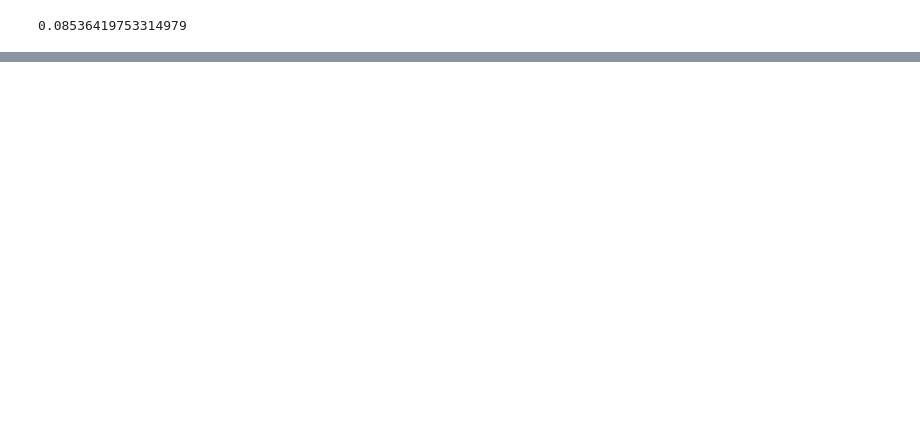
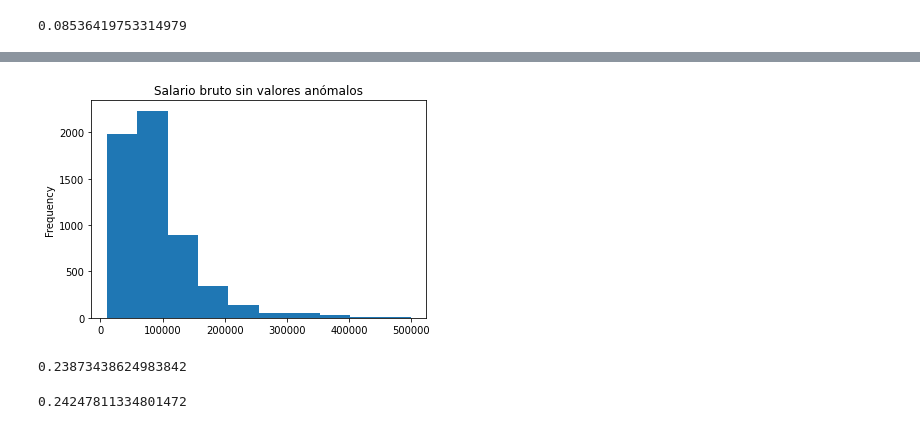
Before and after one commit to seppo0010/sysarmy-sueldos-2020.1, a Jupyter notebook: notebook/Predicción de sueldo.ipynb, the cells around one changed output, grey strips where cells are left out. Saved outputs shown, nothing was run; the diff lists cells and outputs as text; code cells hidden in the pictures; blank space fills up the shorter version.

```diff
--- a/notebook/Predicción de sueldo.ipynb
+++ b/notebook/Predicción de sueldo.ipynb
@@ -1215,0 +1281,4 @@ Yak.
+# %%
+df[(df['Salario mensual BRUTO (en tu moneda local)'] >= 10000) & (df['Salario mensual BRUTO (en tu moneda local)'] <= 500000)]['Salario mensual BRUTO (en tu moneda local)'].plot.hist(title='Salario bruto sin valores anómalos');
+# %% [output]
+[figure, added]
@@ -1215,0 +1287,35 @@ Yak.
+# %%
+class LinearModel:
+    def _get_df(self, X):
+        df = pd.DataFrame()
+        df['gender'] = X['Me identifico'].apply(lambda x: self.gender_map_.get(gender_map[x], self.mean_))
+        df['exp'] = X['Años de experiencia'].apply(lambda x: math.log(x+1))
+        return df
+
+    def get_params(self, deep=True):
+        return {}
+
+    def set_params(self, **params):
+        return
+
+    def fit(self, X, y):
+        self.mean_ = y.mean()
+        self.gender_map_ = pd.concat((X['Me identifico'].apply(lambda x: gender_map[x]).rename('k'), y.rename('v')), axis=1).groupby('k').mean().to_dict()['v']
+
+        df = self._get_df(X)
+        self.model_ = LinearRegression()
+        self.model_.fit(df, y)
+        return self
+
+    def predict(self, X):
+        return self.model_.predict(self._get_df(X))
+
+    def score(self, X, y):
+        return r2_score(y, self.predict(X))
+
+X, y = df[['Me identifico', 'Años de experiencia']], np.log(df['Salario mensual BRUTO (en tu moneda local)'])
+m = LinearModel()
+m.fit(X, y).score(X, y)
+cross_val_score(LinearModel(), X, y).mean()
+# %% [output]
+0.23873438624983842
@@ -1215,0 +1417,5 @@ Yak.
+# %%
+X, y = df, df['Salario mensual BRUTO (en tu moneda local)']
+cross_val_score(LinearEmbeddingModel(), X, y).mean()
+# %% [output]
+0.24247811334801472
```
Also changed, not shown: parts of 21 cells of this notebook, 2 other files.
